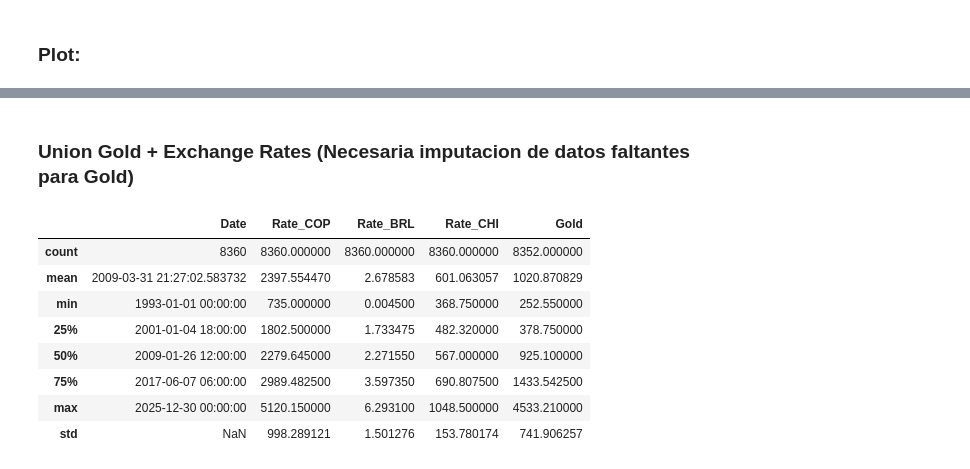
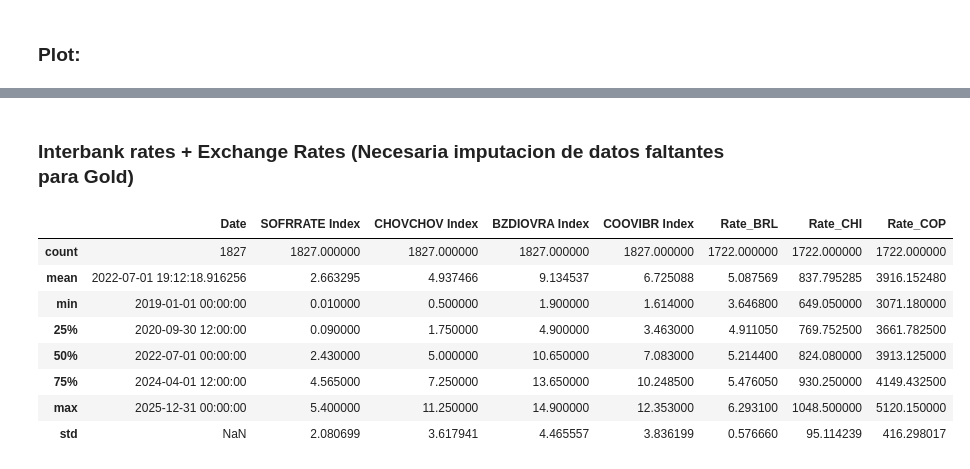
Before and after one commit to oscardi777/Test-Codigos, a Jupyter notebook: Data_predict/data_caracteristica.ipynb, the cells around one changed output, grey strips where cells are left out. Drawn from its saved outputs; the diff is of its cells as text; code cells hidden in the pictures.

```diff
--- a/Data_predict/data_caracteristica.ipynb
+++ b/Data_predict/data_caracteristica.ipynb
@@ -94,9 +22,9 @@ df_gold.head(10)
 # %%
-df = load_csv(DATA_PATH)
+df_cop_usd = load_csv(DATA_PATH)
 
-df["Date"] = pd.to_datetime(df["Date"])
+df_cop_usd['Date'] = pd.to_datetime(df_cop_usd['Date'], errors='coerce')
 
-df.head(10)
+df_cop_usd.head()
 # %% [output]
 |  | Date | Rate_BRL | Rate_CHI | Rate_COP |
 | 0 | 1993-01-01 | 0.0045 | 382.33 | 735.00 |
@@ -221,0 +35,8 @@ df_2020_2025[["Rate_BRL", "Rate_CHI", "Rate_COP"]].describe()
+# %%
+df_rates = load_xlsx(DATA_RATES_PATH)["Hoja1"]
+
+df_rates["Dates"] = pd.to_datetime(df_rates["Dates"])
+
+df_rates.rename(columns={"Dates": "Date"}, inplace=True)
+
+df_rates.head(10)
@@ -221,0 +81,4 @@ df_2020_2025[["Rate_BRL", "Rate_CHI", "Rate_COP"]].describe()
+# %%
+df_rates_2019_2025 = df_rates[(df_rates["Date"] >= "2019-01-01") & (df_rates["Date"] <= "2025-12-31")]
+
+df_rates_2019_2025[["SOFRRATE Index", "CHOVCHOV Index", "BZDIOVRA Index", "COOVIBR Index"]].describe()
@@ -222,4 +95,6 @@ df_2020_2025[["Rate_BRL", "Rate_CHI", "Rate_COP"]].describe()
 # %% [markdown]
 ### Plot:
+# %%
+df = df_rates_2019_2025.copy()
 # %%
 plt.figure(figsize=(10, 5))
@@ -311,20 +221,20 @@ plt.show()
 # %% [markdown]
-### Union Gold + Exchange Rates (Necesaria imputacion de datos faltantes para Gold)
+### Interbank rates + Exchange Rates (Necesaria imputacion de datos faltantes para Gold)
 # %%
-df_rates_gold = df[["Date", "Rate_COP", "Rate_BRL", "Rate_CHI"]].copy()
+df_rates_interbank = df[["Date", "SOFRRATE Index", "CHOVCHOV Index", "BZDIOVRA Index", "COOVIBR Index"]].copy()
 
-df_rates_gold = pd.merge(df_rates_gold, df_gold[["Date", "Últ precio"]], on="Date", how="left")
+df_rates_interbank = pd.merge(df_rates_interbank, df_cop_usd, on="Date", how="left")
 
-df_rates_gold.rename(columns={'Últ precio': 'Gold'}, inplace=True)
+df_rates_interbank.rename(columns={'Últ precio': 'Gold'}, inplace=True)
 
-df_rates_gold.describe()
+df_rates_interbank.describe()
 # %% [output]
-|  | Date | Rate_COP | Rate_BRL | Rate_CHI | Gold |
-| count | 8360 | 8360.000000 | 8360.000000 | 8360.000000 | 8352.000000 |
-| mean | 2009-03-31 21:27:02.583732 | 2397.554470 | 2.678583 | 601.063057 | 1020.870829 |
-| min | 1993-01-01 00:00:00 | 735.000000 | 0.004500 | 368.750000 | 252.550000 |
-| 25% | 2001-01-04 18:00:00 | 1802.500000 | 1.733475 | 482.320000 | 378.750000 |
-| 50% | 2009-01-26 12:00:00 | 2279.645000 | 2.271550 | 567.000000 | 925.100000 |
-| 75% | 2017-06-07 06:00:00 | 2989.482500 | 3.597350 | 690.807500 | 1433.542500 |
-| max | 2025-12-30 00:00:00 | 5120.150000 | 6.293100 | 1048.500000 | 4533.210000 |
-| std | NaN | 998.289121 | 1.501276 | 153.780174 | 741.906257 |
+|  | Date | SOFRRATE Index | CHOVCHOV Index | BZDIOVRA Index | COOVIBR Index | Rate_BRL | Rate_CHI | Rate_COP |
+| count | 1827 | 1827.000000 | 1827.000000 | 1827.000000 | 1827.000000 | 1722.000000 | 1722.000000 | 1722.000000 |
+| mean | 2022-07-01 19:12:18.916256 | 2.663295 | 4.937466 | 9.134537 | 6.725088 | 5.087569 | 837.795285 | 3916.152480 |
+| min | 2019-01-01 00:00:00 | 0.010000 | 0.500000 | 1.900000 | 1.614000 | 3.646800 | 649.050000 | 3071.180000 |
+| 25% | 2020-09-30 12:00:00 | 0.090000 | 1.750000 | 4.900000 | 3.463000 | 4.911050 | 769.752500 | 3661.782500 |
+| 50% | 2022-07-01 00:00:00 | 2.430000 | 5.000000 | 10.650000 | 7.083000 | 5.214400 | 824.080000 | 3913.125000 |
+| 75% | 2024-04-01 12:00:00 | 4.565000 | 7.250000 | 13.650000 | 10.248500 | 5.476050 | 930.250000 | 4149.432500 |
+| max | 2025-12-31 00:00:00 | 5.400000 | 11.250000 | 14.900000 | 12.353000 | 6.293100 | 1048.500000 | 5120.150000 |
+| std | NaN | 2.080699 | 3.617941 | 4.465557 | 3.836199 | 0.576660 | 95.114239 | 416.298017 |
```
Also changed, not shown: parts of 39 cells of this notebook, 4 other files.
